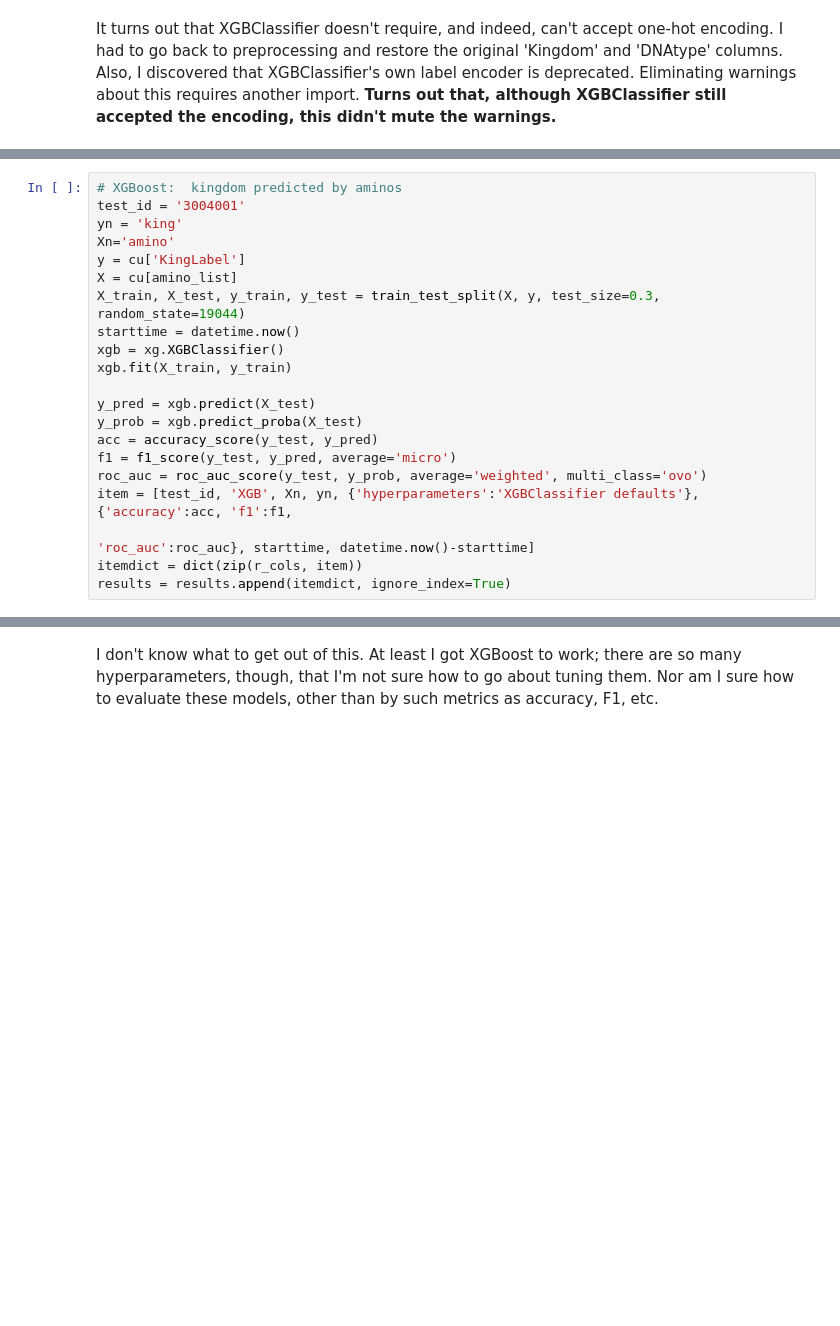
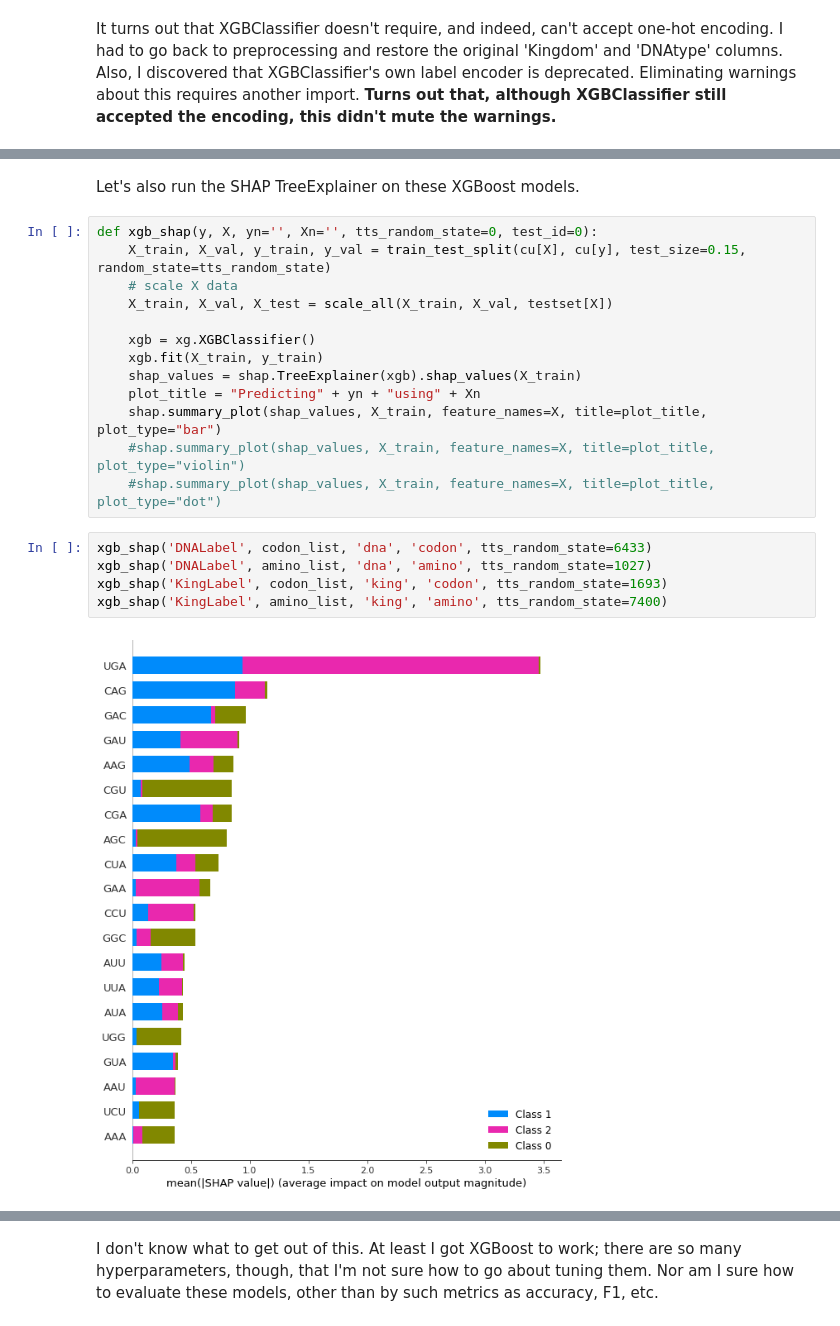
Before and after one commit to skizlik/capstone-2-dna-taxon-prediction, a Jupyter notebook: Capstone 2 Modeling.ipynb, the cells around one changed output, grey strips where cells are left out. Saved outputs shown, nothing was run; the diff lists cells and outputs as text; blank space fills up the shorter version.

```diff
--- a/Capstone 2 Modeling.ipynb
+++ b/Capstone 2 Modeling.ipynb
@@ -768,21 +735,0 @@ results = results.append(itemdict, ignore_index=True)
-# %%
-# XGBoost:  kingdom predicted by aminos
-test_id = '3004001'
-yn = 'king'
-Xn='amino'
-y = cu['KingLabel']
-X = cu[amino_list]
-X_train, X_test, y_train, y_test = train_test_split(X, y, test_size=0.3, random_state=19044)
-starttime = datetime.now()
-xgb = xg.XGBClassifier()
-xgb.fit(X_train, y_train)
-
-y_pred = xgb.predict(X_test)
-y_prob = xgb.predict_proba(X_test)
-acc = accuracy_score(y_test, y_pred)
-f1 = f1_score(y_test, y_pred, average='micro')
-roc_auc = roc_auc_score(y_test, y_prob, average='weighted', multi_class='ovo')
-item = [test_id, 'XGB', Xn, yn, {'hyperparameters':'XGBClassifier defaults'}, {'accuracy':acc, 'f1':f1,
-                                                                               'roc_auc':roc_auc}, starttime, datetime.now()-starttime]
-itemdict = dict(zip(r_cols, item))
-results = results.append(itemdict, ignore_index=True)
@@ -790,0 +784,22 @@ results = results.append(itemdict, ignore_index=True)
+# %% [markdown]
+Let's also run the SHAP TreeExplainer on these XGBoost models.
+# %%
+def xgb_shap(y, X, yn='', Xn='', tts_random_state=0, test_id=0):
+    X_train, X_val, y_train, y_val = train_test_split(cu[X], cu[y], test_size=0.15, random_state=tts_random_state)
+    # scale X data
+    X_train, X_val, X_test = scale_all(X_train, X_val, testset[X])
+
+    xgb = xg.XGBClassifier()
+    xgb.fit(X_train, y_train)
+    shap_values = shap.TreeExplainer(xgb).shap_values(X_train)
+    plot_title = "Predicting" + yn + "using" + Xn
+    shap.summary_plot(shap_values, X_train, feature_names=X, title=plot_title, plot_type="bar")
+    #shap.summary_plot(shap_values, X_train, feature_names=X, title=plot_title, plot_type="violin")
+    #shap.summary_plot(shap_values, X_train, feature_names=X, title=plot_title, plot_type="dot")
+# %%
+xgb_shap('DNALabel', codon_list, 'dna', 'codon', tts_random_state=6433)
+xgb_shap('DNALabel', amino_list, 'dna', 'amino', tts_random_state=1027)
+xgb_shap('KingLabel', codon_list, 'king', 'codon', tts_random_state=1693)
+xgb_shap('KingLabel', amino_list, 'king', 'amino', tts_random_state=7400)
+# %% [output]
+[figure, added]
```
Also changed, not shown: parts of 88 cells of this notebook.
